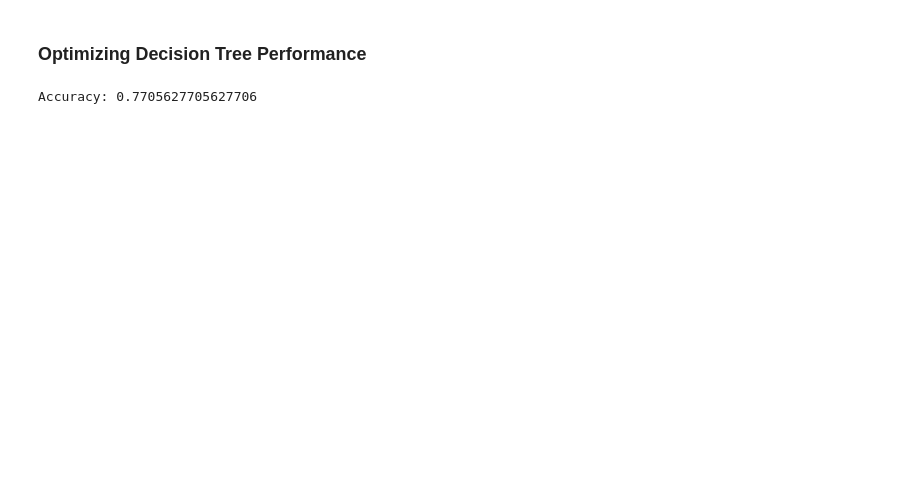
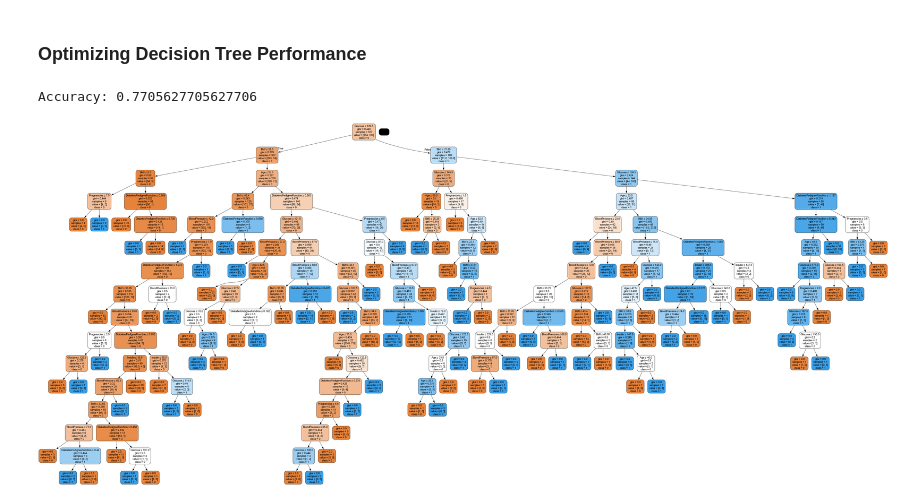
Before and after one commit to ambreenraheem/Machine-Learning-NED, a Jupyter notebook: ML_Decision_tree.ipynb, the cells around one changed output. Cells and saved outputs as stored; diff of their text form; code cells hidden in the pictures; blank space fills up the shorter version.

```diff
--- a/ML_Decision_tree.ipynb
+++ b/ML_Decision_tree.ipynb
@@ -233,17 +254,19 @@ print("Accuracy:",metrics.accuracy_score(y_test, y_pred))
 # %% [output]
 Accuracy: 0.7705627705627706
 # %%
-# from six import StringIO
-# from IPython.display import Image
-# from sklearn.tree import export_graphviz
-# import pydotplus
-# dot_data = StringIO()
-# export_graphviz(clf, out_file=dot_data,
-#                 filled=True, rounded=True,
-#                 special_characters=True, feature_names = feature_cols,class_names=['0','1'])
-# graph = pydotplus.graph_from_dot_data(dot_data.getvalue())
-# graph.write_png('diabetes.png')
-# Image(graph.create_png())
+from six import StringIO
+from IPython.display import Image
+from sklearn.tree import export_graphviz
+import pydotplus
+dot_data = StringIO()
+export_graphviz(clf, out_file=dot_data,
+                filled=True, rounded=True,
+                special_characters=True, feature_names = feature_cols,class_names=['0','1'])
+graph = pydotplus.graph_from_dot_data(dot_data.getvalue())
+graph.write_png('diabetes.png')
+Image(graph.create_png())
+# %% [output]
+[figure, added]
 # %%
 print('Accuracy Score: ', accuracy_score(y_test, y_pred))
 print('Recall Score: ', recall_score(y_test, y_pred))
```
Also changed, not shown: parts of 6 cells of this notebook.
